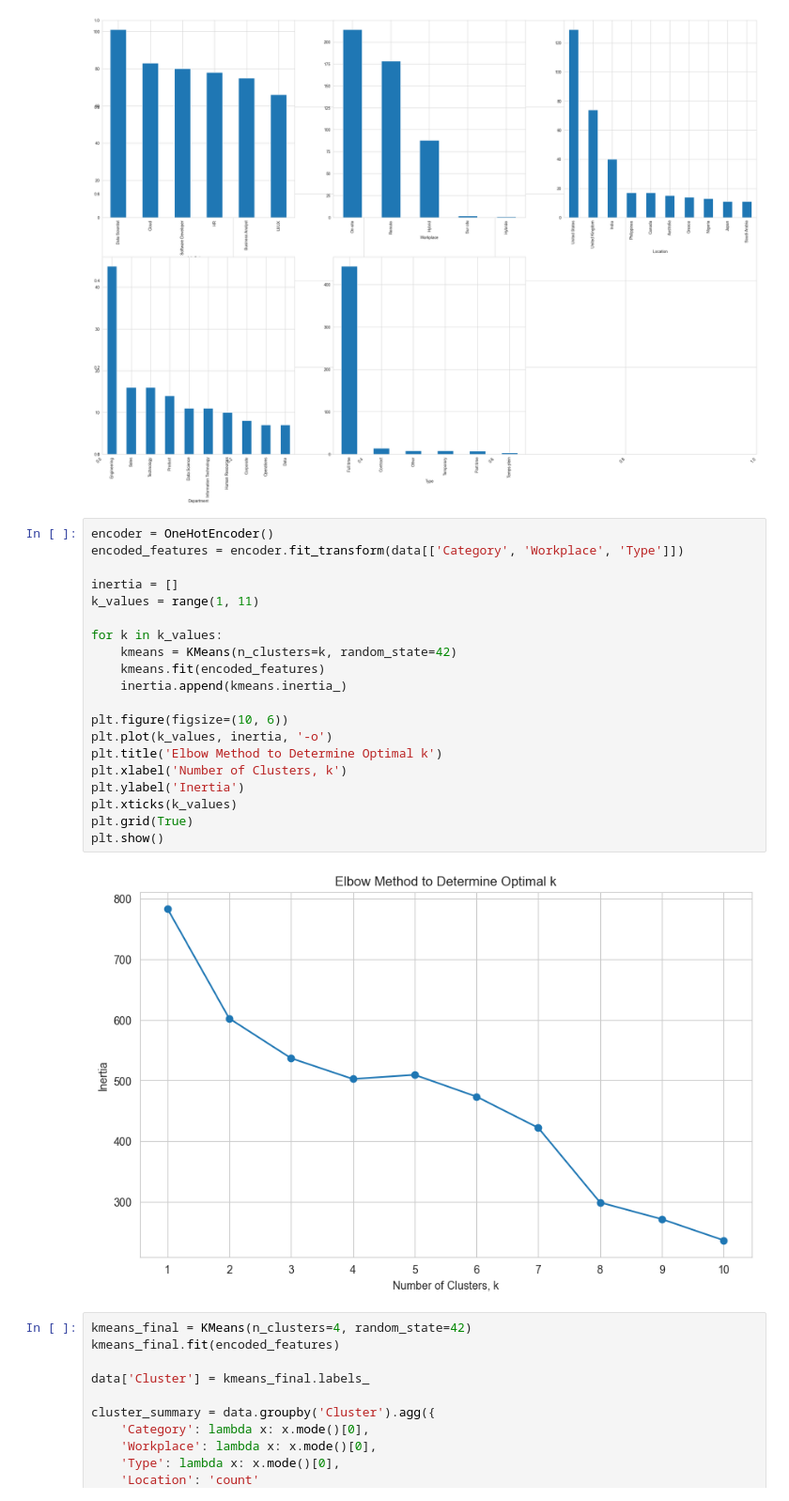
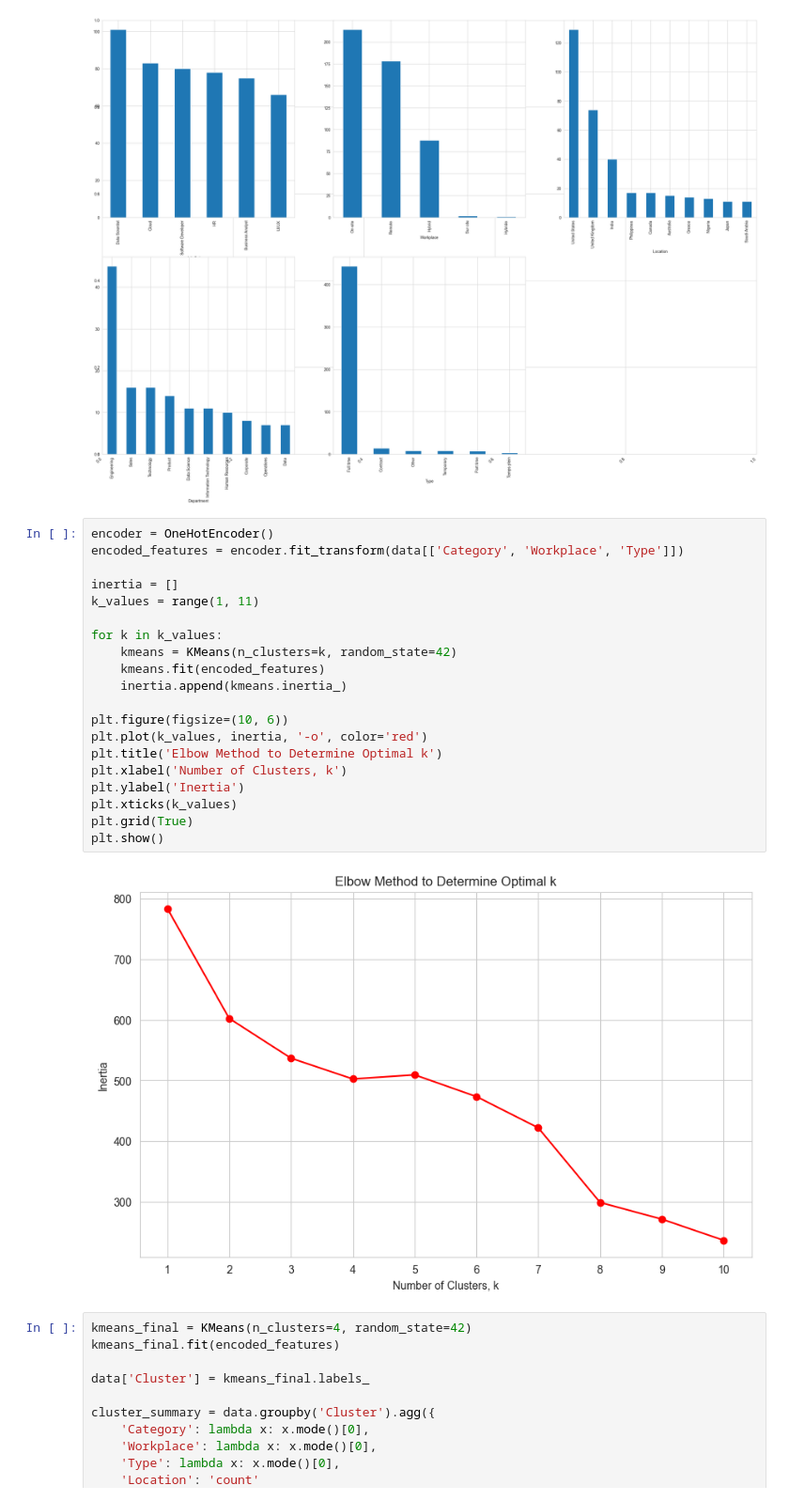
Before and after one commit to phuongnguyenpn/Data, a Jupyter notebook: JobPosting/main.ipynb, the cells around one changed output. Shown at 94% size. Saved outputs shown, nothing was run; the diff lists cells and outputs as text.

```diff
--- a/JobPosting/main.ipynb
+++ b/JobPosting/main.ipynb
@@ -136,25 +136,25 @@ plt.show()
 # %%
 encoder = OneHotEncoder()
 encoded_features = encoder.fit_transform(data[['Category', 'Workplace', 'Type']])
 
 inertia = []
 k_values = range(1, 11)
 
 for k in k_values:
     kmeans = KMeans(n_clusters=k, random_state=42)
     kmeans.fit(encoded_features)
     inertia.append(kmeans.inertia_)
 
 plt.figure(figsize=(10, 6))
-plt.plot(k_values, inertia, '-o')
+plt.plot(k_values, inertia, '-o', color='red')
 plt.title('Elbow Method to Determine Optimal k')
 plt.xlabel('Number of Clusters, k')
 plt.ylabel('Inertia')
 plt.xticks(k_values)
 plt.grid(True)
 plt.show()
 # %% [output]
-[figure, old version]
+[figure, new version]
 # %%
 kmeans_final = KMeans(n_clusters=4, random_state=42)
 kmeans_final.fit(encoded_features)
```
Also changed, not shown: parts of 2 cells of this notebook, 1 other file.
